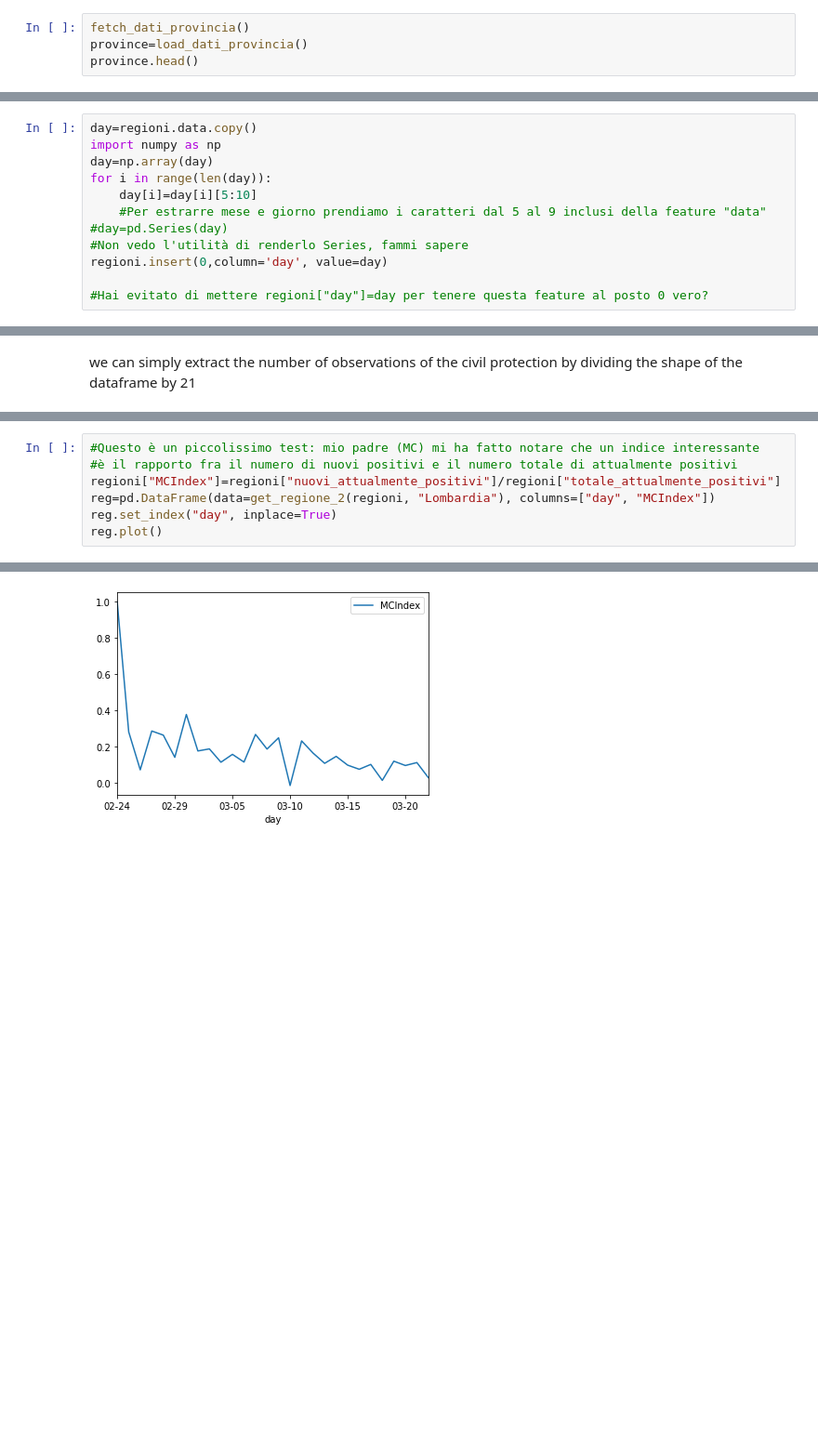
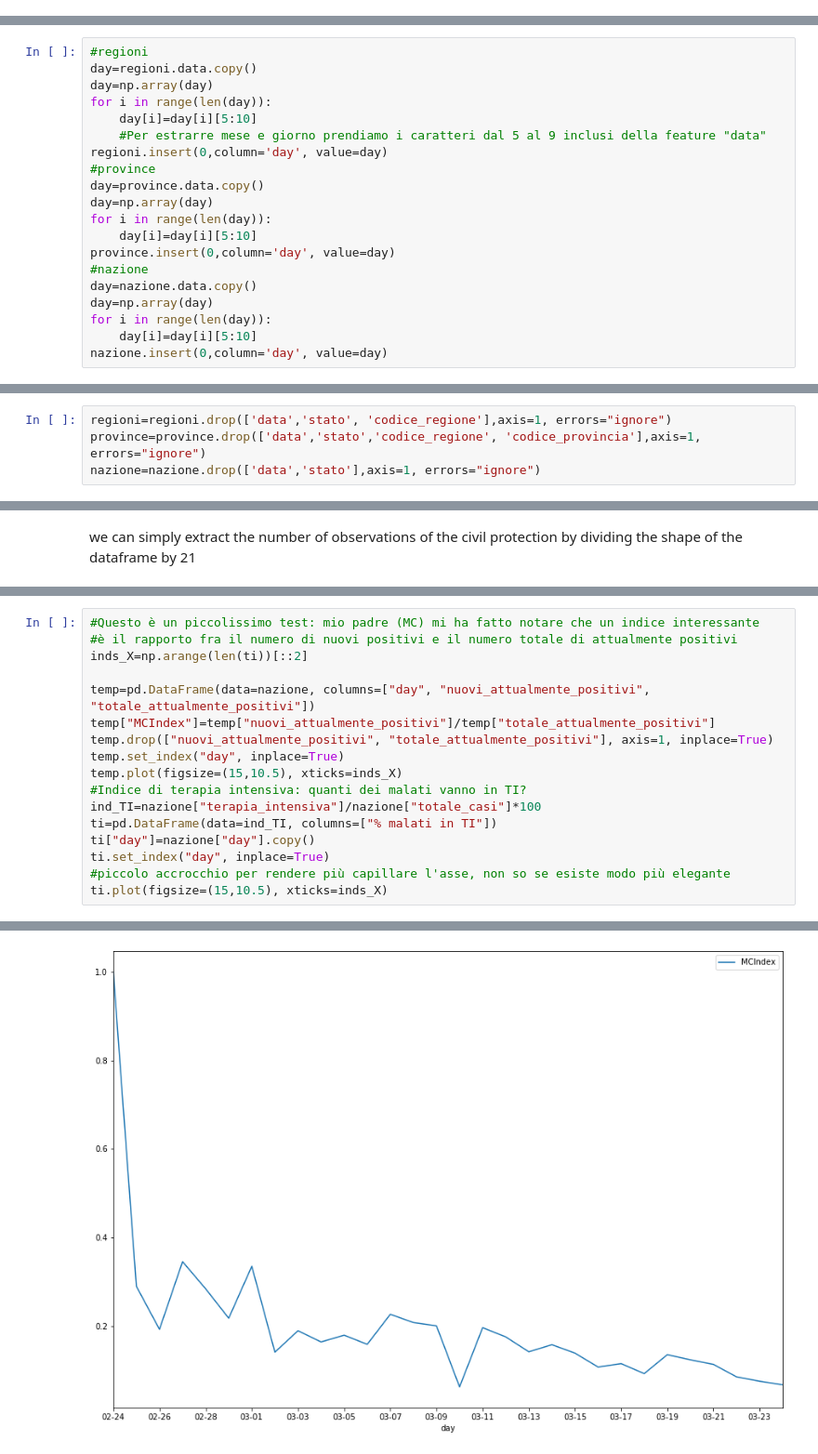
Before and after one commit to simonegiancola09/covid-19-Analysis, a Jupyter notebook: Covid.ipynb, the cells around one changed output, grey strips where cells are left out. Shown: that part at 93% size. Saved outputs shown, nothing was run; the diff lists cells and outputs as text; blank space fills up the shorter version.

```diff
--- a/Covid.ipynb
+++ b/Covid.ipynb
@@ -40,4 +58,0 @@ regioni.head()
-# %%
-fetch_dati_provincia()
-province=load_dati_provincia()
-province.head()
@@ -67,12 +61,20 @@ regioni.describe()
 # %%
+#regioni
 day=regioni.data.copy()
-import numpy as np
 day=np.array(day)
 for i in range(len(day)):
     day[i]=day[i][5:10]
     #Per estrarre mese e giorno prendiamo i caratteri dal 5 al 9 inclusi della feature "data"
-#day=pd.Series(day)
-#Non vedo l'utilità di renderlo Series, fammi sapere
 regioni.insert(0,column='day', value=day)
-
-#Hai evitato di mettere regioni["day"]=day per tenere questa feature al posto 0 vero?
+#province
+day=province.data.copy()
+day=np.array(day)
+for i in range(len(day)):
+    day[i]=day[i][5:10]
+province.insert(0,column='day', value=day)
+#nazione
+day=nazione.data.copy()
+day=np.array(day)
+for i in range(len(day)):
+    day[i]=day[i][5:10]
+nazione.insert(0,column='day', value=day)
@@ -105,3 +128,7 @@ d_num_as_key,d_reg_as_key=combine_to_dict(regioni,20,f1='codice_regione',f2='den
+# %%
+regioni=regioni.drop(['data','stato', 'codice_regione'],axis=1, errors="ignore")
+province=province.drop(['data','stato','codice_regione', 'codice_provincia'],axis=1, errors="ignore")
+nazione=nazione.drop(['data','stato'],axis=1, errors="ignore")
 # %% [markdown]
 now we will shorten the dataframe so that we store in another dataframe the longitude and latitude coordinates which do not change at all
 # %%
@@ -339,10 +239,20 @@ regioni
 # %%
 #Questo è un piccolissimo test: mio padre (MC) mi ha fatto notare che un indice interessante
 #è il rapporto fra il numero di nuovi positivi e il numero totale di attualmente positivi
-regioni["MCIndex"]=regioni["nuovi_attualmente_positivi"]/regioni["totale_attualmente_positivi"]
-reg=pd.DataFrame(data=get_regione_2(regioni, "Lombardia"), columns=["day", "MCIndex"])
-reg.set_index("day", inplace=True)
-reg.plot()
+inds_X=np.arange(len(ti))[::2]
+
+temp=pd.DataFrame(data=nazione, columns=["day", "nuovi_attualmente_positivi", "totale_attualmente_positivi"])
+temp["MCIndex"]=temp["nuovi_attualmente_positivi"]/temp["totale_attualmente_positivi"]
+temp.drop(["nuovi_attualmente_positivi", "totale_attualmente_positivi"], axis=1, inplace=True)
+temp.set_index("day", inplace=True)
+temp.plot(figsize=(15,10.5), xticks=inds_X)
+#Indice di terapia intensiva: quanti dei malati vanno in TI?
+ind_TI=nazione["terapia_intensiva"]/nazione["totale_casi"]*100
+ti=pd.DataFrame(data=ind_TI, columns=["% malati in TI"])
+ti["day"]=nazione["day"].copy()
+ti.set_index("day", inplace=True)
+#piccolo accrocchio per rendere più capillare l'asse, non so se esiste modo più elegante
+ti.plot(figsize=(15,10.5), xticks=inds_X)
 # %% [output]
 <matplotlib.axes._subplots.AxesSubplot at 0x...>
-[figure, old version]
+[figure, new version]
```
Also changed, not shown: parts of 37 cells of this notebook.
